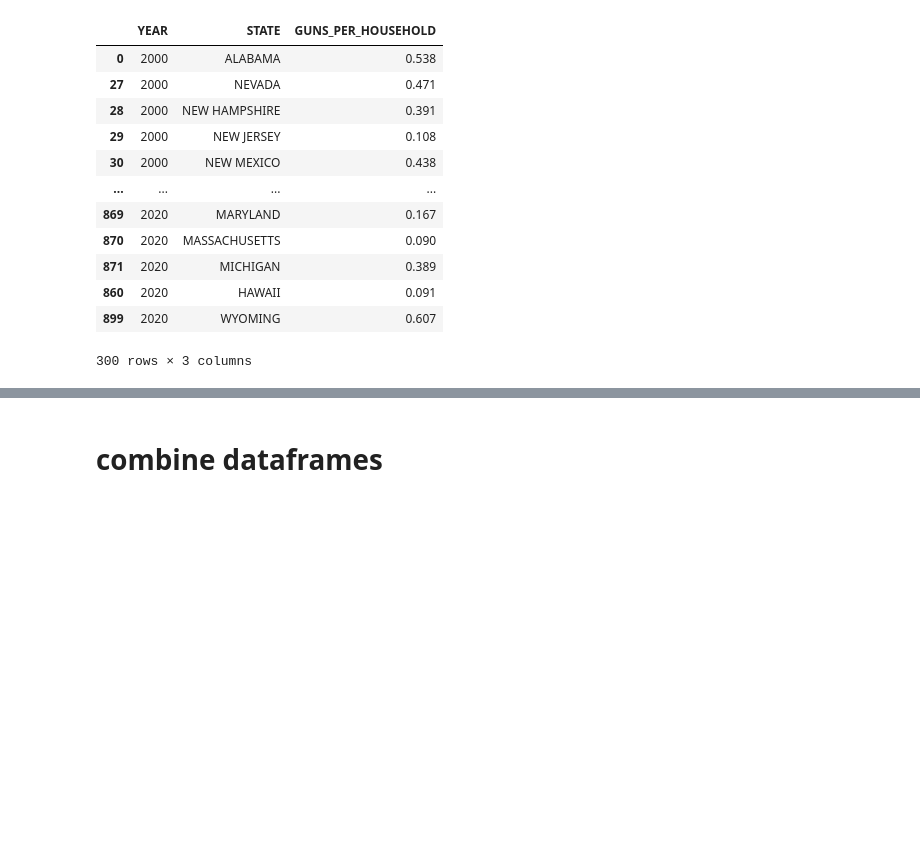
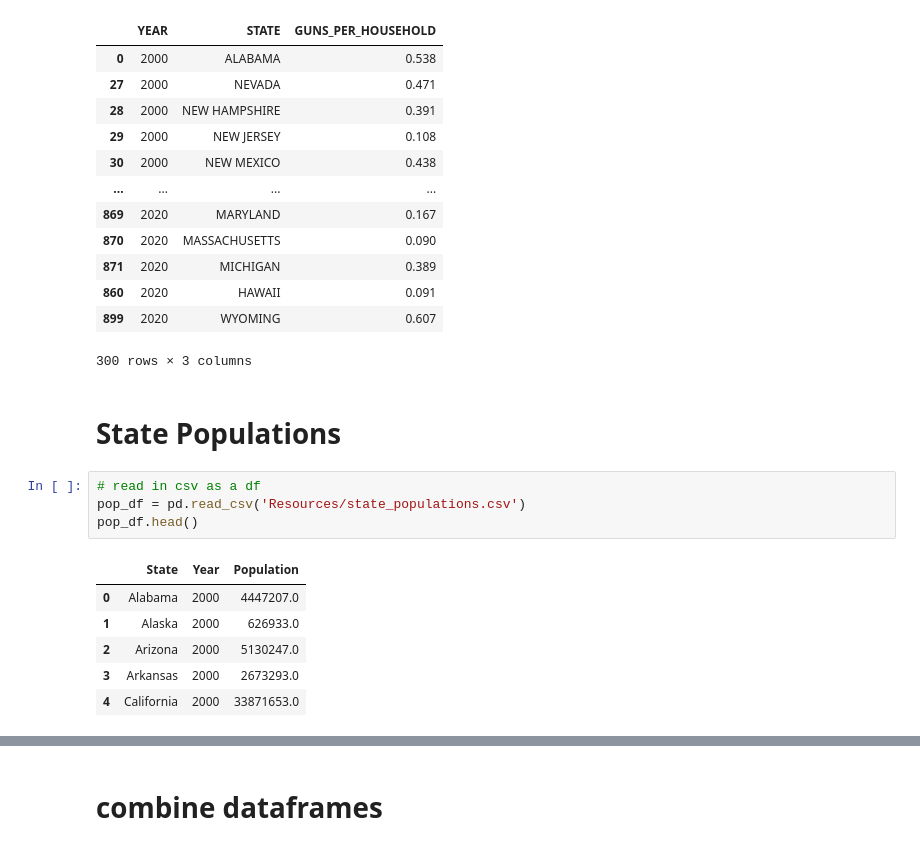
Before and after one commit to jipearson/blue-team, a Jupyter notebook: Data_Cleansing.ipynb, the cells around one changed output, grey strips where cells are left out. Drawn from its saved outputs; the diff is of its cells as text; blank space fills up the shorter version.

```diff
--- a/Data_Cleansing.ipynb
+++ b/Data_Cleansing.ipynb
@@ -327,3 +275,16 @@ guns_df
 | 860 | 2020 | HAWAII | 0.091 |
 | 899 | 2020 | WYOMING | 0.607 |
 300 rows × 3 columns
+# %% [markdown]
+# State Populations
+# %%
+# read in csv as a df
+pop_df = pd.read_csv('Resources/state_populations.csv')
+pop_df.head()
+# %% [output]
+|  | State | Year | Population |
+| 0 | Alabama | 2000 | 4447207.0 |
+| 1 | Alaska | 2000 | 626933.0 |
+| 2 | Arizona | 2000 | 5130247.0 |
+| 3 | Arkansas | 2000 | 2673293.0 |
+| 4 | California | 2000 | 33871653.0 |
```
Also changed, not shown: parts of 21 cells of this notebook, 6 other files.
